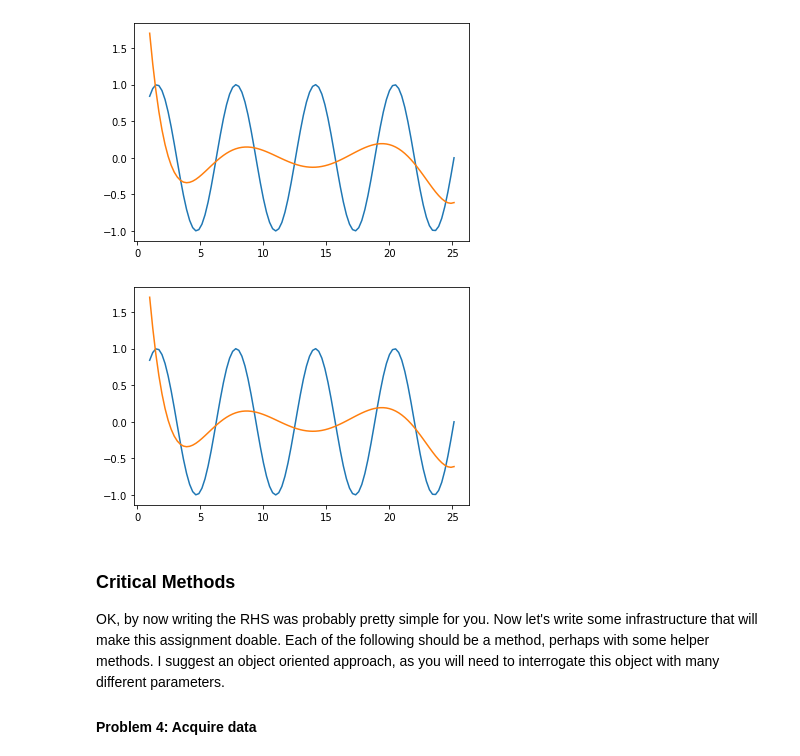
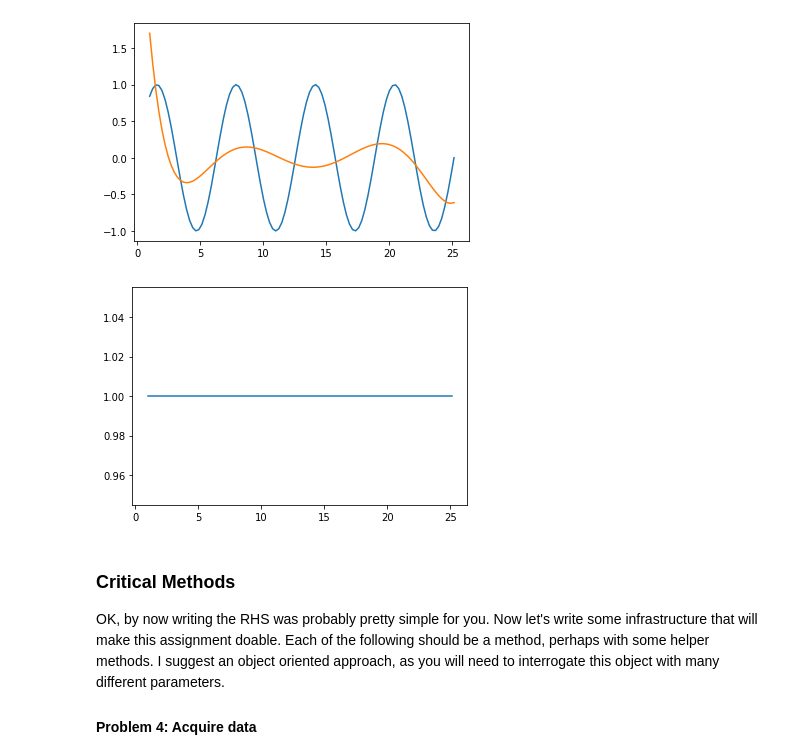
Before and after one commit to DaithiMartin/Simulation_Modeling_CSCI-577, a Jupyter notebook: Project_10_Disease_Dynamics/Synthesis I - SEIR Model.ipynb, the cells around one changed output. Saved outputs shown, nothing was run; the diff lists cells and outputs as text; code cells hidden in the pictures.

```diff
--- a/Project_10_Disease_Dynamics/Synthesis I - SEIR Model.ipynb
+++ b/Project_10_Disease_Dynamics/Synthesis I - SEIR Model.ipynb
@@ -181,16 +113,14 @@ plt.show()
 # %%
 x = np.linspace(1, 8*np.pi, 100)
 y_data = np.sin(x)
-# coef = np.polynomial.polynomial.polyfit(x, y_data, 6)
-poly_func = np.polynomial.polynomial.Polynomial
-poly_func = poly_func.fit(x, y_data, 6)
+poly_func = np.polynomial.polynomial.Polynomial(np.array((1,0,0,0,0,0)))
+
 y_fit = poly_func(x)
 
-plt.plot(x, y_data, label='data')
 plt.plot(x, y_fit, label='model')
 plt.show()
 # %% [output]
-[figure, old version]
+[figure, new version]
 # %% [markdown]
 ### Critical Methods
 
```
Also changed, not shown: parts of 11 cells of this notebook, 1 other file.
